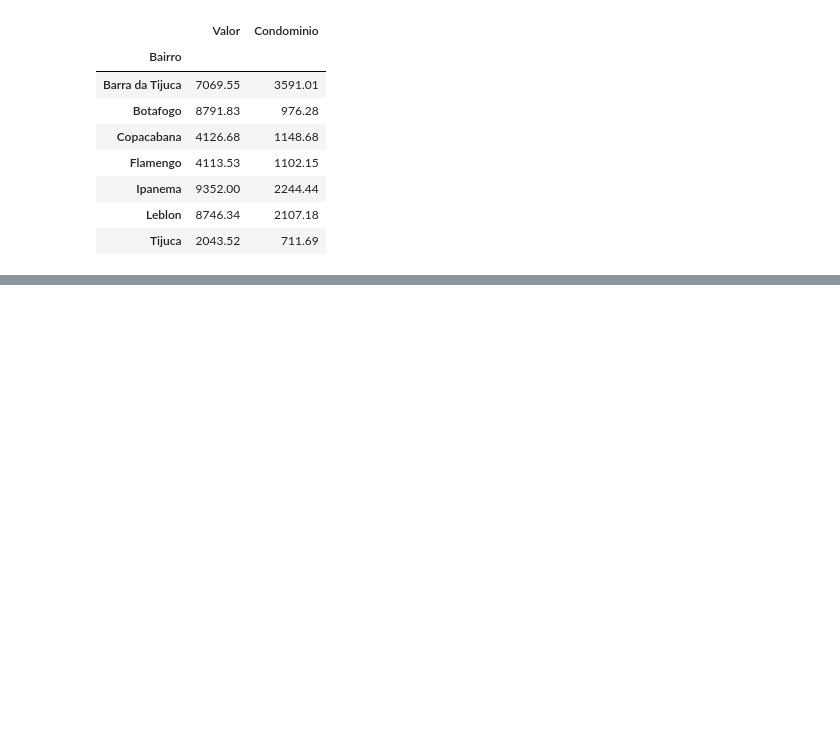
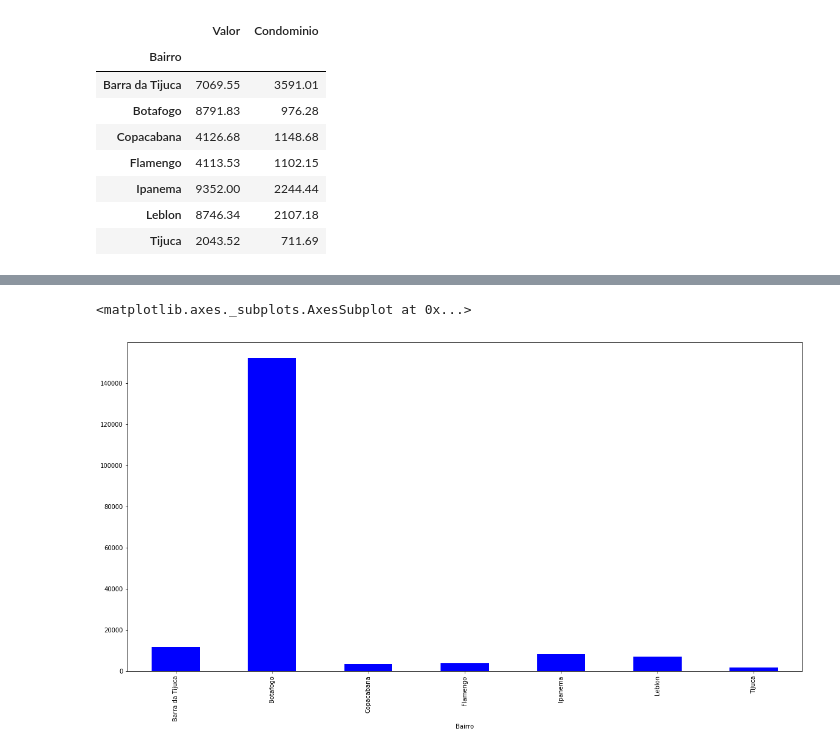
Before and after one commit to paulobressan/pandas, a Jupyter notebook: Relatório de Analise 7/Criando Agrupamentos.ipynb, the cells around one changed output, grey strips where cells are left out. Drawn from its saved outputs; the diff is of its cells as text; code cells hidden in the pictures; blank space fills up the shorter version.

```diff
--- a/Relatório de Analise 7/Criando Agrupamentos.ipynb
+++ b/Relatório de Analise 7/Criando Agrupamentos.ipynb
@@ -145,0 +180,16 @@ grupo_bairro[['Valor','Condominio']].mean().round(2)
+# %%
+# Removemos a seleção de bairros e gerou muitas informações, o que é dificil visualizar algum problema.
+# Para isso vamos plotar graficos com essas informações para facilitar a visualizar falhas nas estatisticas gerada
+# Vamos usar o matplotlib para plotar os graficos
+
+# Para funcionar no jupyter temos que configurar a plotagem inline
+%matplotlib inline
+import matplotlib.pyplot as plt
+# Configurar o tamanho das figuras que vão ser gerada
+plt.rc('figure', figsize = (20,10))
+# %%
+# Plotar um grafico de barra com as informações do disvio padrão dos valores
+grupo_bairro['Valor'].std().plot.bar(color = 'blue')
+# %% [output]
+<matplotlib.axes._subplots.AxesSubplot at 0x...>
+[figure, added]
```
Also changed, not shown: parts of 13 cells of this notebook, 1 other file.
